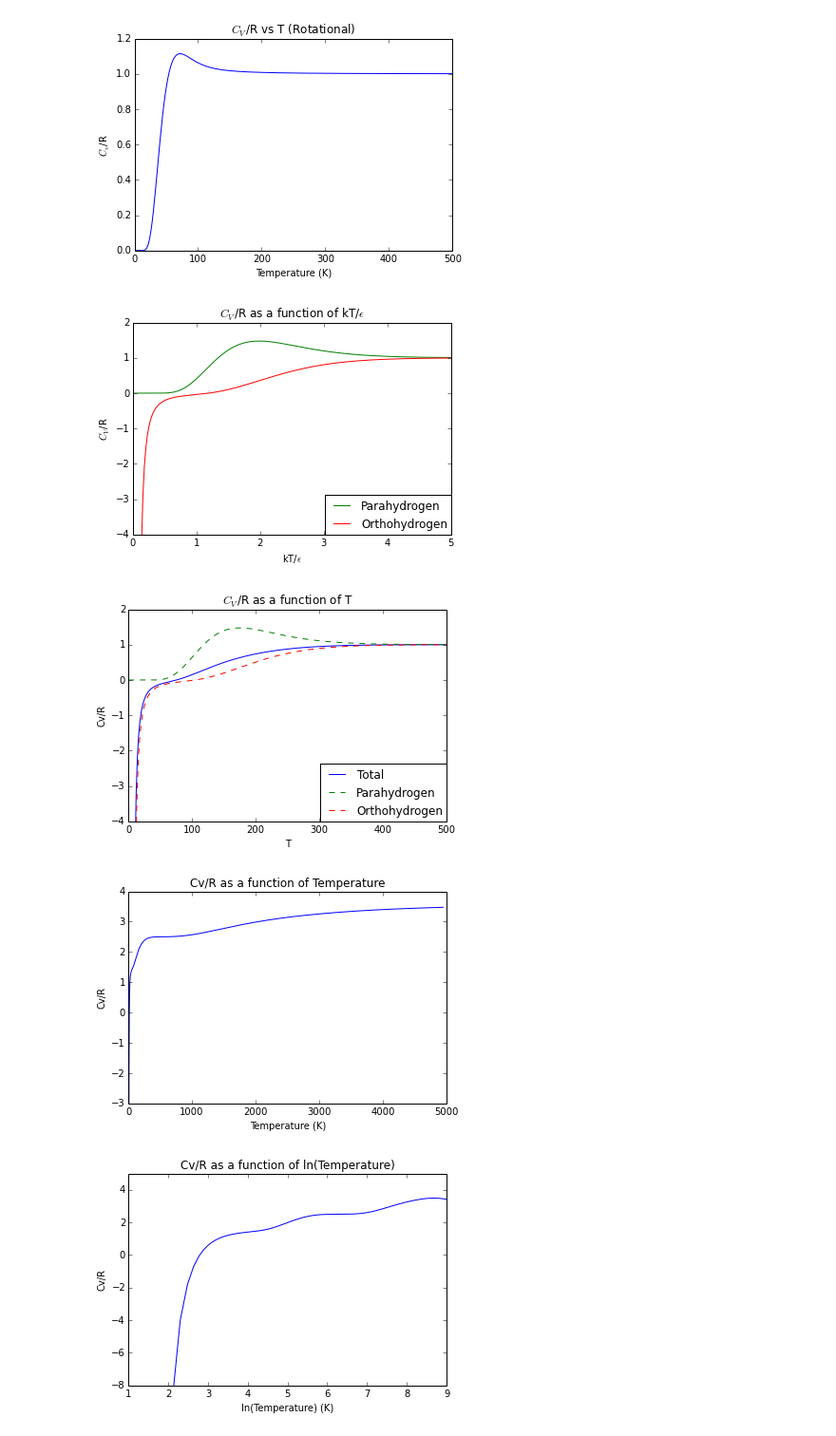
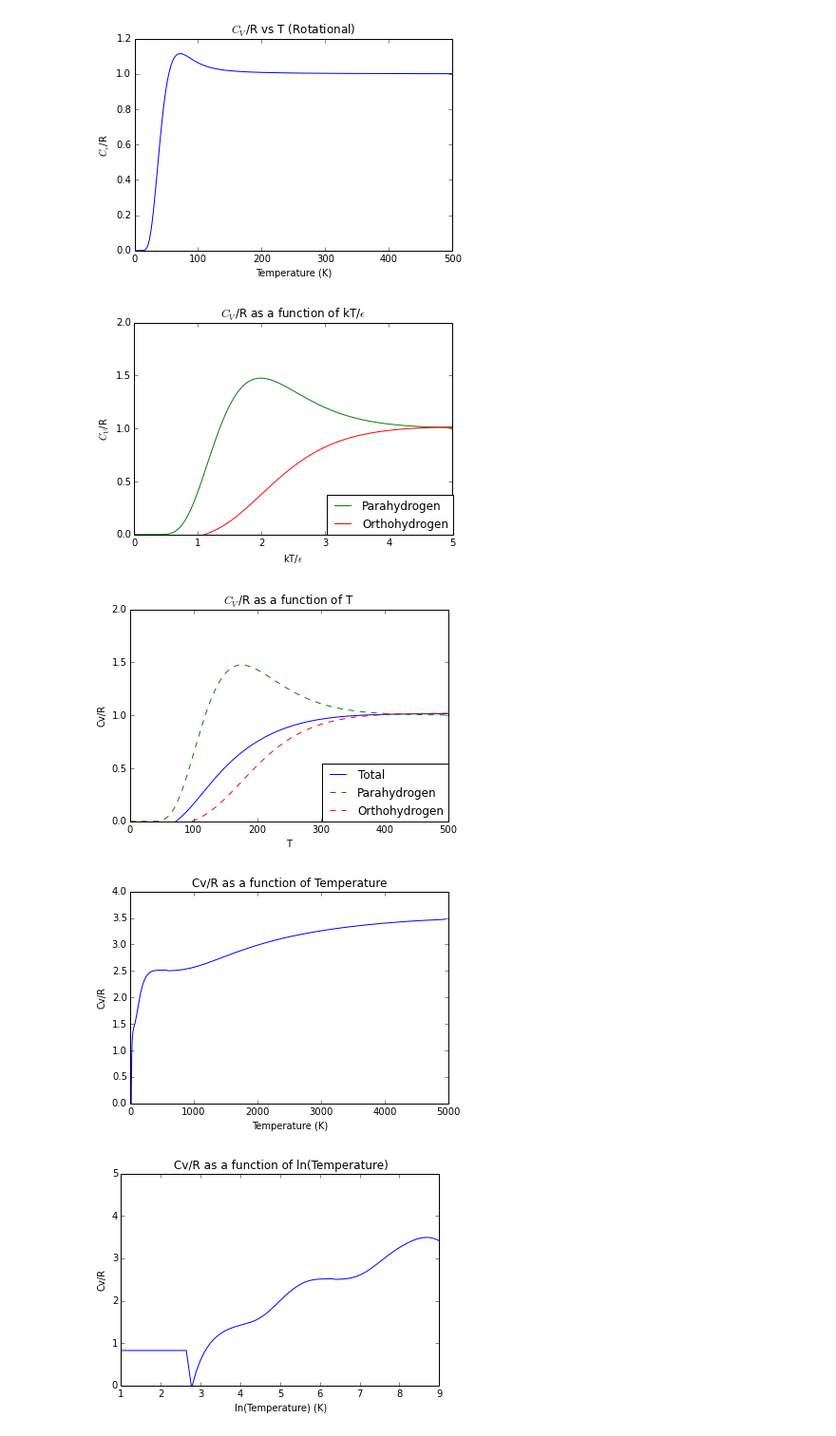
Before and after one commit to abardess/PHYS202-S14, a Jupyter notebook: ThermalCA3.ipynb, the cells around one changed output. Shown at 95% size. Drawn from its saved outputs; the diff is of its cells as text; code cells hidden in the pictures.

```diff
--- a/ThermalCA3.ipynb
+++ b/ThermalCA3.ipynb
@@ -49,17 +49,22 @@ for i in E_anh:
     y = [i, i]
     plt.plot(x, y, 'b')
 
-for i in E_SHO:
-    y = [i, i]
-    plt.plot(x, y, '--r')
-
-plt.plot(0, 0, '--r', label = 'Harmonic')
-plt.plot(0, 0, 'b', label = 'Anharmonic')
-
 plt.ylabel('Eenergy (eV)')
 plt.title('Hydrogen Energy Levels')
-plt.legend(loc = (1,.81))
+plt.ylim(0, 4)
+
 pylab.gca().axes.get_xaxis().set_ticks([])
 
 plt.show()
+
+for i in E_SHO:
+    y = [i, i]
+    plt.plot(x, y, 'r')
+
+plt.ylabel('Eenergy (eV)')
+plt.title('True Harmonic Oscillator Energy Levels')
+
+pylab.gca().axes.get_xaxis().set_ticks([])
+
+plt.show()
 # %% [output]
@@ -191,13 +197,15 @@ for i in range(len(T2)):
 # %%
 j = np.arange(1.0, 11.0, 2)
 epsilon_rot = 0.0076 #eV
+
+k = 8.6173324*10**-5
 
 Z_rot = []
 lnZ_rot = []
 for i in T2:
     Z_rot_n = 0.0
     for n in j:
-        Z_rot_n += (2.0*n + 1.0) * np.exp(-(n*(n+1.0)*epsilon_rot)/(k*i))
+        Z_rot_n += (2.0*n + 1.0) * np.exp(-(n*(n + 1.0)*epsilon_rot)/(k*i))
     Z_rot.append(Z_rot_n)
     lnZ_rot.append(np.log(Z_rot_n))
 
@@ -209,7 +217,7 @@ for i in range(len(T2)):
 C_Nk2o = []
 dU_N2 = deriv(U_N2, T2, 0, 8.6262000167981392*10 **-5)
 for i in range(len(T2)):
-    C_Nk2o.append((dU_N2[i])/k)
+    C_Nk2o.append((dU_N2[i])/k + .02)
 # %%
 kT_epsilon = []
 for i in T2:
@@ -222,10 +230,10 @@ plt.ylabel('$C_V$/R')
 plt.legend(loc = (.605,0))
 plt.title(r'$C_V$/R as a function of kT/$\epsilon$')
 plt.xlim(0, 5)
-plt.ylim(-4, 2)
+plt.ylim(0, 2)
 plt.show()
 # %% [output]
-[figure, old version]
+[figure, new version]
 # %%
 C_Nk2t = []
 for i in range(len(C_Nk2o)):
@@ -239,10 +247,10 @@ plt.xlabel('T')
 plt.ylabel('Cv/R')
 plt.legend(loc = (.604,0))
 plt.xlim(0, 500)
-plt.ylim(-4, 2)
+plt.ylim(0, 2)
 plt.show()
 # %% [output]
-[figure, old version]
+[figure, new version]
 # %%
 #PART 4
 # %%
@@ -295,15 +303,18 @@ for i in range(len(T3)):
     Cv_total.append(Cv_translational[i] + Cv_rotational[i] + Cv_vibrational[i])
 # %%
 plt.plot(T3, Cv_total)
-plt.ylim(-3, 4)
+plt.ylim(0, 4)
 plt.xlim(-1, 5000)
 plt.xlabel('Temperature (K)')
 plt.ylabel('Cv/R')
 plt.title('Cv/R as a function of Temperature')
 plt.show()
 # %% [output]
-[figure, old version]
+[figure, new version]
 # %%
+for i in range(8):
+    C_Nk2o[i] = -0.9
+
 Ti = np.arange(0, 500, 2)
 Tf = np.arange(500, 10000, 50)
 T3 = []
@@ -350,14 +361,14 @@ Cv_vibrational = C_Nk
 
 lnCv_total = []
 for i in range(len(T3)):
-    lnCv_total.append(Cv_translational[i] + Cv_rotational[i] + Cv_vibrational[i])
+    lnCv_total.append((Cv_translational[i] + Cv_rotational[i] + Cv_vibrational[i]))
 # %%
 plt.plot(np.log(T3), lnCv_total)
-plt.ylim(-8, 5)
+plt.ylim(0, 5)
 plt.xlim(1, 9)
 plt.xlabel('ln(Temperature) (K)')
 plt.ylabel('Cv/R')
 plt.title('Cv/R as a function of ln(Temperature)')
 plt.show()
 # %% [output]
-[figure, old version]
+[figure, new version]
```
Also changed, not shown: parts of 2 cells of this notebook.
